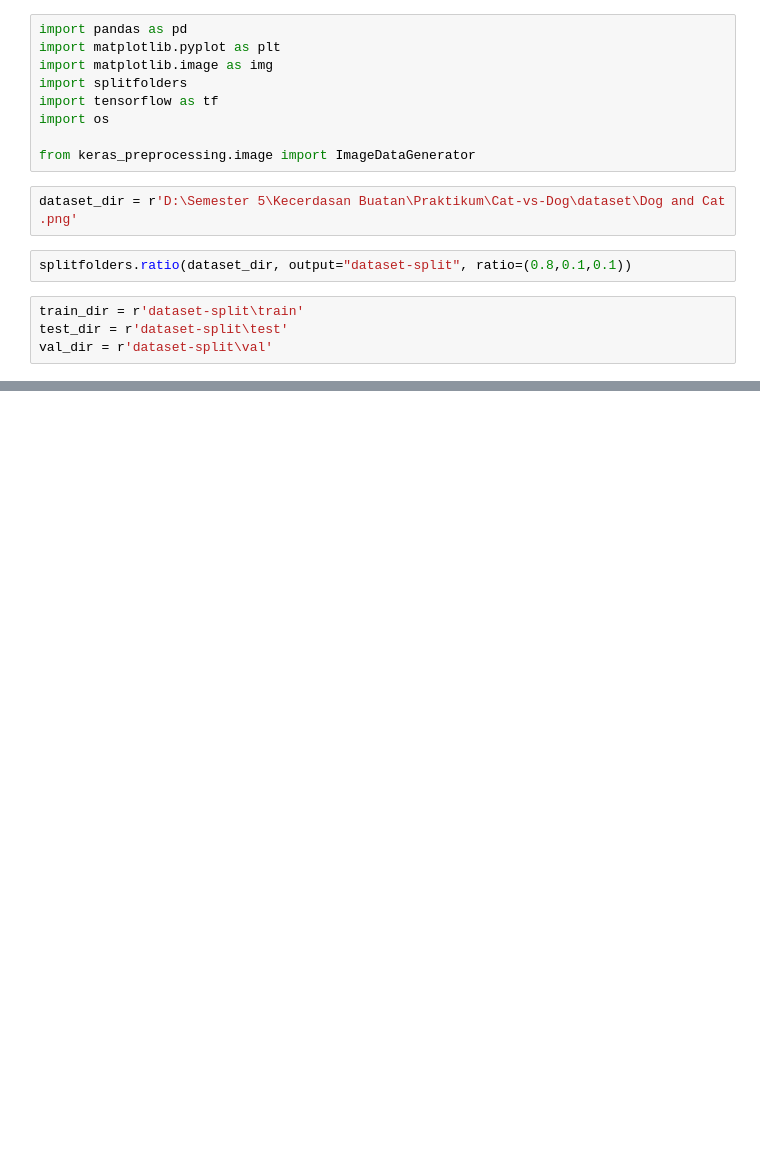
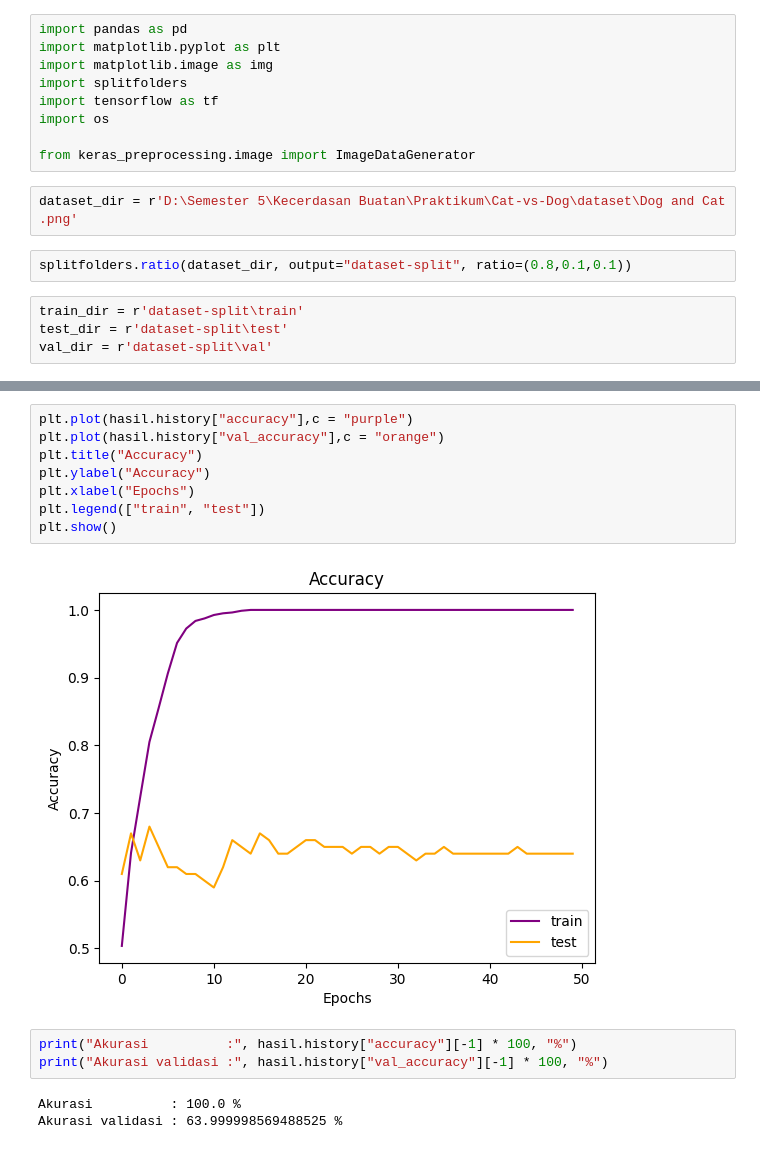
Before and after one commit to Dimassasongko093/Cat-vs-Dog, a Jupyter notebook: preprocessing.ipynb, the cells around one changed output, grey strips where cells are left out. Drawn from its saved outputs; the diff is of its cells as text; blank space fills up the shorter version.

```diff
--- a/preprocessing.ipynb
+++ b/preprocessing.ipynb
@@ -63,0 +176,16 @@ plt.show()
+# %%
+plt.plot(hasil.history["accuracy"],c = "purple")
+plt.plot(hasil.history["val_accuracy"],c = "orange")
+plt.title("Accuracy")
+plt.ylabel("Accuracy")
+plt.xlabel("Epochs")
+plt.legend(["train", "test"])
+plt.show()
+# %% [output]
+[figure, added]
+# %%
+print("Akurasi          :", hasil.history["accuracy"][-1] * 100, "%")
+print("Akurasi validasi :", hasil.history["val_accuracy"][-1] * 100, "%")
+# %% [output]
+Akurasi          : 100.0 %
+Akurasi validasi : 63.999998569488525 %
```
Also changed, not shown: parts of 10 cells of this notebook.
